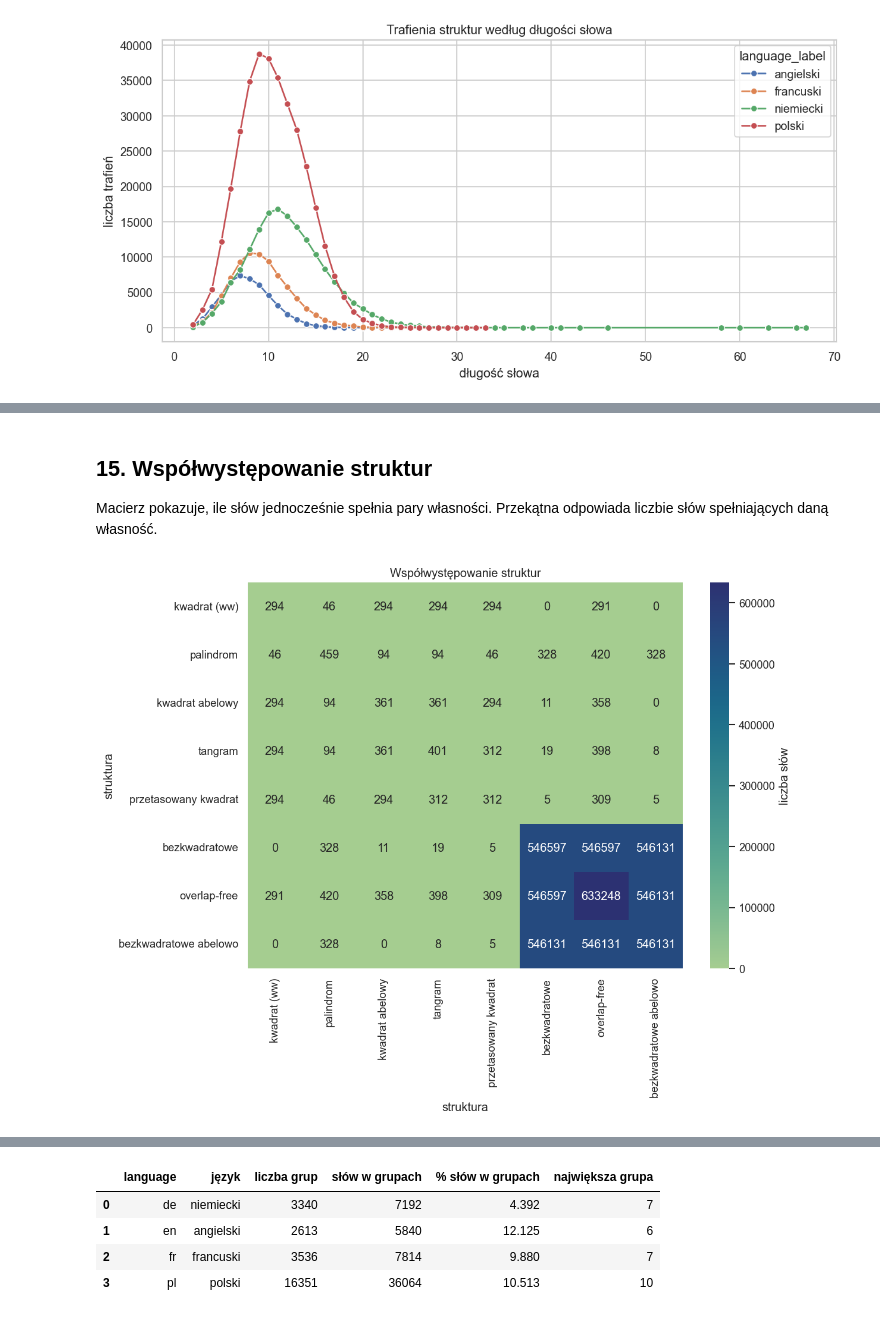
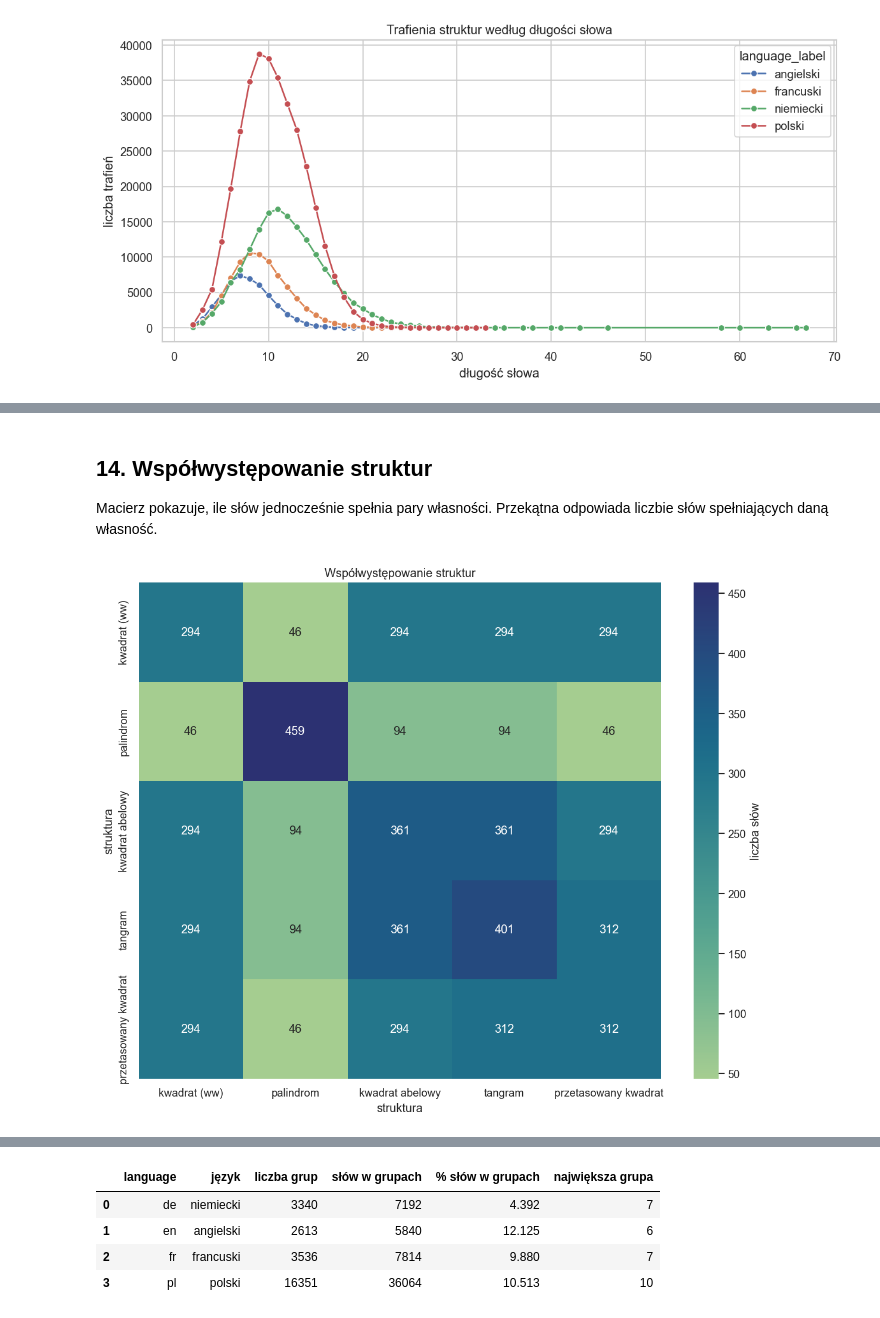
Before and after one commit to H4wk507/natural-languages, a Jupyter notebook: docs/dictionary_stats_analysis.ipynb, the cells around one changed output, grey strips where cells are left out. Drawn from its saved outputs; the diff is of its cells as text; code cells hidden in the pictures.

Commit message:
feat/jan: remove avoidance structures

```diff
--- a/docs/dictionary_stats_analysis.ipynb
+++ b/docs/dictionary_stats_analysis.ipynb
@@ -25,9 +25,9 @@ from collections import Counter
 from pathlib import Path
 
 import matplotlib.pyplot as plt
-import numpy as np
 import pandas as pd
 import seaborn as sns
+
 try:
     from IPython.display import Markdown, display
 except ModuleNotFoundError:
@@ -43,7 +43,7 @@ if not (ROOT / 'natural_languages').exists() and (ROOT.parent / 'natural_languag
 if str(ROOT) not in sys.path:
     sys.path.insert(0, str(ROOT))
 
-from natural_languages.data import DataLoader, TextPreprocessor
+from natural_languages.data import DataLoader, TextPreprocessor  # noqa: E402
 
 RESULTS_DIR = ROOT / 'results'
 RAW_DIR = ROOT / 'data' / 'raw'
@@ -65,9 +65,6 @@ STRUCTURE_ORDER = [
     'abelian_square',
     'tangram',
     'shuffled_square',
-    'square_free',
-    'overlap_free',
-    'abelian_square_free',
 ]
 STRUCTURE_LABELS = {
     'square': 'kwadrat (ww)',
@@ -75,9 +72,6 @@ STRUCTURE_LABELS = {
     'abelian_square': 'kwadrat abelowy',
     'tangram': 'tangram',
     'shuffled_square': 'przetasowany kwadrat',
-    'square_free': 'bezkwadratowe',
-    'overlap_free': 'overlap-free',
-    'abelian_square_free': 'bezkwadratowe abelowo',
 }
 IS_COLUMNS = [f'is_{structure}' for structure in STRUCTURE_ORDER]
 
@@ -118,6 +112,7 @@ def load_summary() -> pd.DataFrame:
     summary = pd.concat(frames, ignore_index=True)
     summary['language'] = summary['language'].astype(str)
     summary['language_label'] = summary['language'].map(language_label)
+    summary = summary[summary['structure'].isin(STRUCTURE_ORDER)].copy()
     summary['structure'] = pd.Categorical(summary['structure'], categories=STRUCTURE_ORDER, ordered=True)
     summary['structure_label'] = summary['structure'].astype(str).map(STRUCTURE_LABELS)
     summary['n_words'] = pd.to_numeric(summary['n_words'], errors='coerce').fillna(0).astype(int)
@@ -628,20 +595,23 @@ else:
 # %% [markdown]
-## 15. Współwystępowanie struktur
+## 14. Współwystępowanie struktur
 
 Macierz pokazuje, ile słów jednocześnie spełnia pary własności. Przekątna odpowiada liczbie słów spełniających daną własność.
 # %%
 base = full_words if not full_words.empty else hits
 if base.empty:
     note('Brak danych do macierzy współwystępowania.')
 else:
     labels = [STRUCTURE_LABELS[item] for item in STRUCTURE_ORDER]
     matrix = pd.DataFrame(0, index=labels, columns=labels)
     for left in STRUCTURE_ORDER:
         for right in STRUCTURE_ORDER:
-            matrix.loc[STRUCTURE_LABELS[left], STRUCTURE_LABELS[right]] = int((base[f'is_{left}'] & base[f'is_{right}']).sum())
+            left_label = STRUCTURE_LABELS[left]
+            right_label = STRUCTURE_LABELS[right]
+            both = base[f'is_{left}'] & base[f'is_{right}']
+            matrix.loc[left_label, right_label] = int(both.sum())
     plt.figure(figsize=(10, 8))
     sns.heatmap(matrix, annot=True, fmt='d', cmap='crest', cbar_kws={'label': 'liczba słów'})
     finish_plot('Współwystępowanie struktur', 'struktura', 'struktura', '15_structure_cooccurrence')
 # %% [output]
-[figure, old version]
+[figure, new version]
 # %% [markdown]
```
Also changed, not shown: parts of 29 cells of this notebook, 5 other files.
